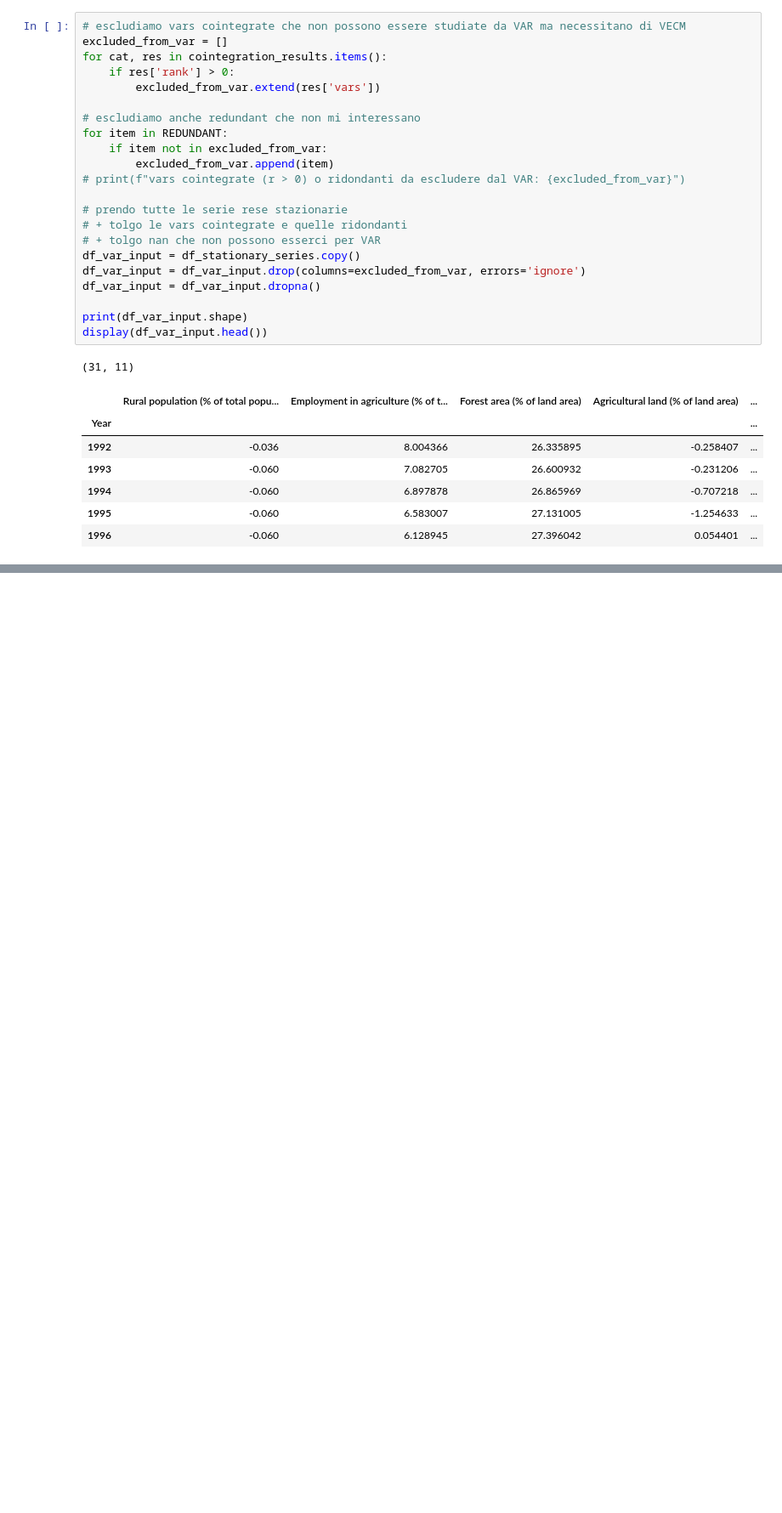
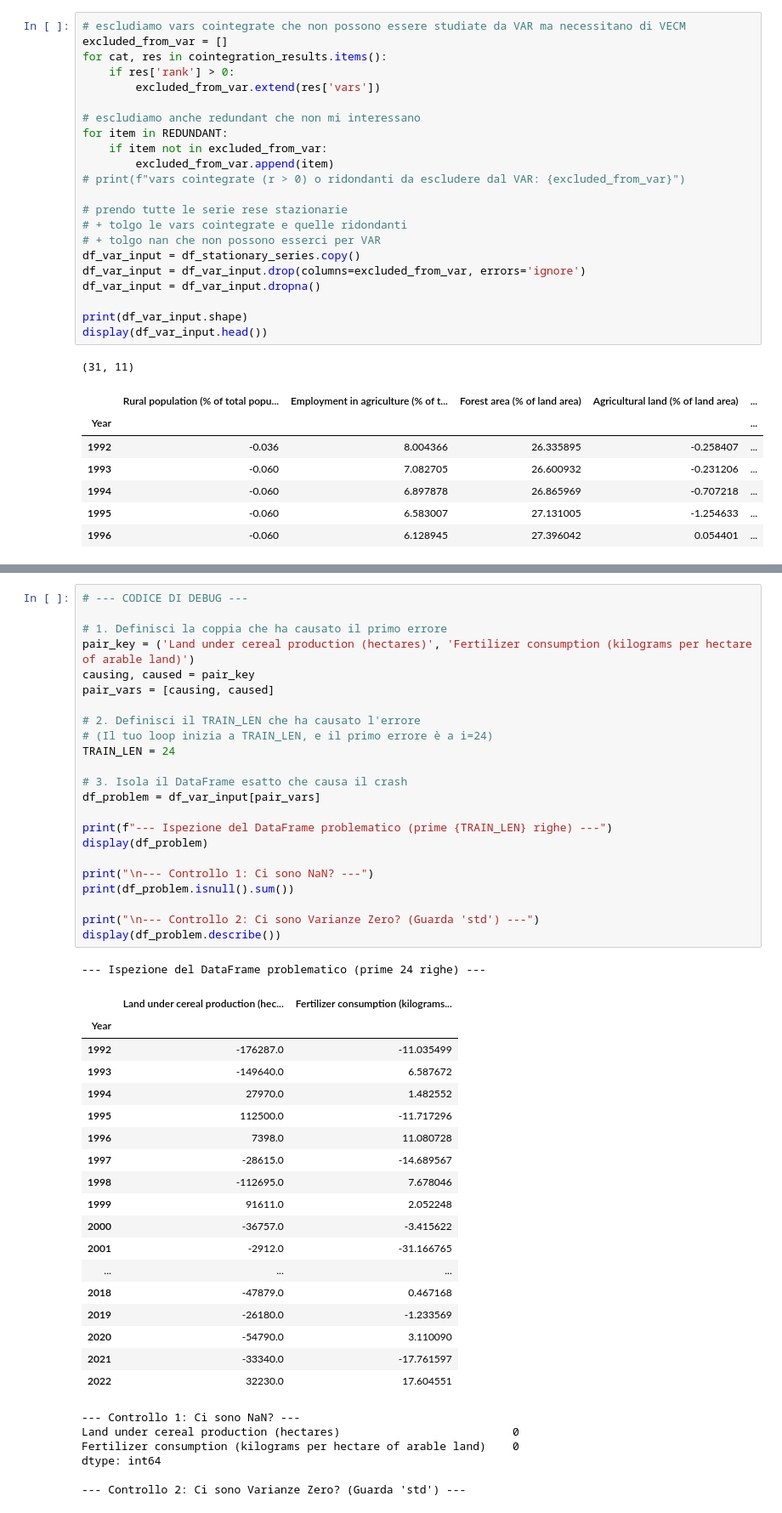
Before and after one commit to ginevraoldani/timeseries-forecasting-on-rural-development, a Jupyter notebook: CH10VARmodel.ipynb, the cells around one changed output, grey strips where cells are left out. Shown: that part at 85% size. Saved outputs shown, nothing was run; the diff lists cells and outputs as text; blank space fills up the shorter version.

```diff
--- a/CH10VARmodel.ipynb
+++ b/CH10VARmodel.ipynb
@@ -727,0 +761,49 @@ else:
+# %%
+# --- CODICE DI DEBUG ---
+
+# 1. Definisci la coppia che ha causato il primo errore
+pair_key = ('Land under cereal production (hectares)', 'Fertilizer consumption (kilograms per hectare of arable land)')
+causing, caused = pair_key
+pair_vars = [causing, caused]
+
+# 2. Definisci il TRAIN_LEN che ha causato l'errore
+# (Il tuo loop inizia a TRAIN_LEN, e il primo errore è a i=24)
+TRAIN_LEN = 24
+
+# 3. Isola il DataFrame esatto che causa il crash
+df_problem = df_var_input[pair_vars]
+
+print(f"--- Ispezione del DataFrame problematico (prime {TRAIN_LEN} righe) ---")
+display(df_problem)
+
+print("\n--- Controllo 1: Ci sono NaN? ---")
+print(df_problem.isnull().sum())
+
+print("\n--- Controllo 2: Ci sono Varianze Zero? (Guarda 'std') ---")
+display(df_problem.describe())
+# %% [output]
+--- Ispezione del DataFrame problematico (prime 24 righe) ---
+|  | Land under cereal production (hec... | Fertilizer consumption (kilograms... |
+| Year |  |  |
+| 1992 | -176287.0 | -11.035499 |
+| 1993 | -149640.0 | 6.587672 |
+| 1994 | 27970.0 | 1.482552 |
+| 1995 | 112500.0 | -11.717296 |
+| 1996 | 7398.0 | 11.080728 |
+| 1997 | -28615.0 | -14.689567 |
+| 1998 | -112695.0 | 7.678046 |
+| 1999 | 91611.0 | 2.052248 |
+| 2000 | -36757.0 | -3.415622 |
+| 2001 | -2912.0 | -31.166765 |
+| ... | ... | ... |
+| 2018 | -47879.0 | 0.467168 |
+| 2019 | -26180.0 | -1.233569 |
+| 2020 | -54790.0 | 3.110090 |
+| 2021 | -33340.0 | -17.761597 |
+| 2022 | 32230.0 | 17.604551 |
+--- Controllo 1: Ci sono NaN? ---
+Land under cereal production (hectares)                          0
+Fertilizer consumption (kilograms per hectare of arable land)    0
+dtype: int64
+
+--- Controllo 2: Ci sono Varianze Zero? (Guarda 'std') ---
```
Also changed, not shown: parts of 13 cells of this notebook.
